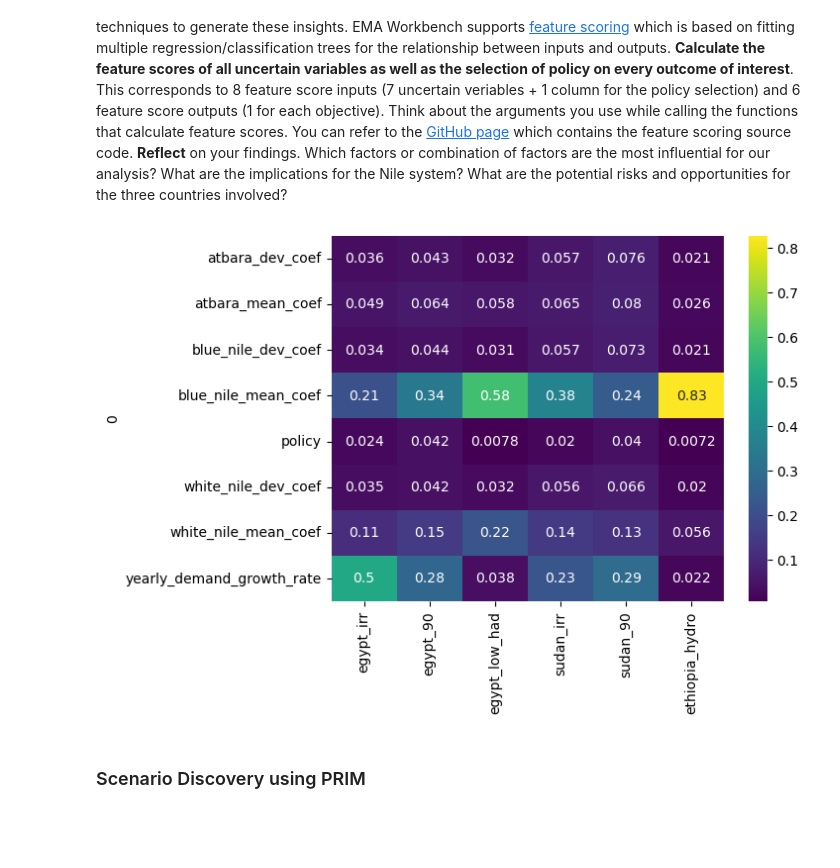
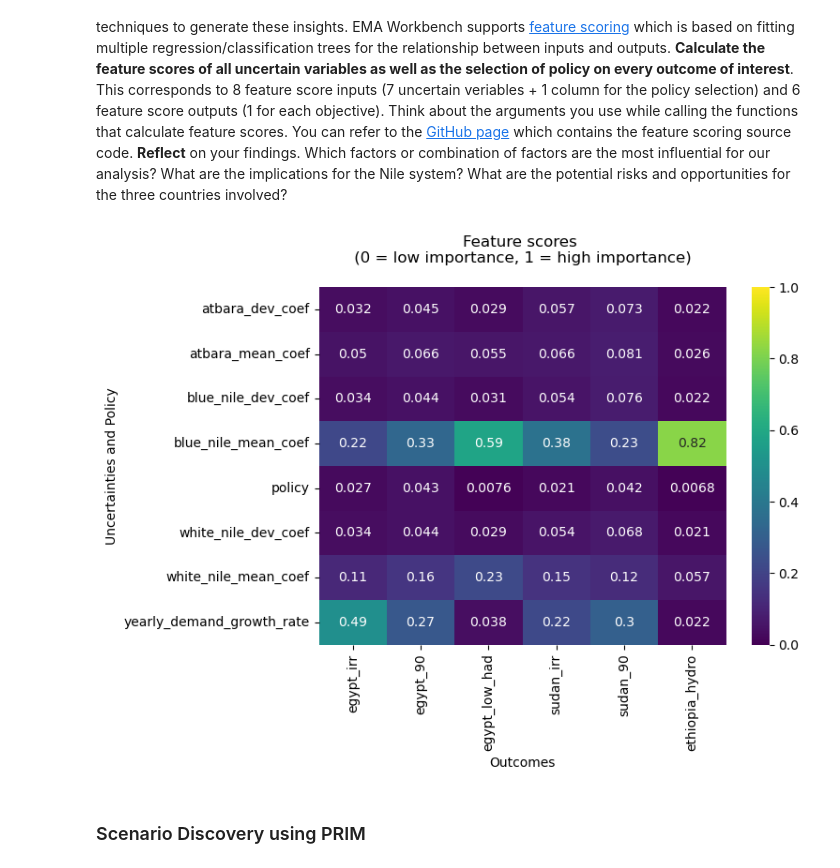
Before and after one commit to movephutthaphaiboon/model-based-water-systems-assessment, a Jupyter notebook: TPM802A_River_Basin_Tradeoff_vulnerability_analysis--sensitivity.ipynb, the cells around one changed output. Cells and saved outputs as stored; diff of their text form; code cells hidden in the pictures; blank space fills up the shorter version.

Commit message:
better fs graph

```diff
--- a/TPM802A_River_Basin_Tradeoff_vulnerability_analysis--sensitivity.ipynb
+++ b/TPM802A_River_Basin_Tradeoff_vulnerability_analysis--sensitivity.ipynb
@@ -423,14 +423,25 @@ outcomes = {col: outcomes_df[col].values for col in outcomes_df.columns}
 # %%
 from ema_workbench.analysis import feature_scoring
 
 x = experiments.loc[:, ['policy'] + experiments.columns[:7].tolist()]
 y = outcomes
 
+# compute feature scores (returns array-like / DataFrame)
 fs = feature_scoring.get_feature_scores_all(x, y)
-sns.heatmap(fs, cmap="viridis", annot=True)
+
+# ensure we have a DataFrame for plotting
+fs_df = pd.DataFrame(fs)
+
+# plot heatmap and set color range via vmin/vmax (avoid plt.clim which requires a mappable)
+plt.figure(figsize=(8, 6))
+ax = sns.heatmap(fs_df, cmap="viridis", annot=True, vmin=0, vmax=1)
+ax.set_title("Feature scores \n (0 = low importance, 1 = high importance) \n")
+ax.set_xlabel("Outcomes")
+ax.set_ylabel("Uncertainties and Policy")
+plt.tight_layout()
 plt.show()
 # %% [output]
-[figure, old version]
+[figure, new version]
 # %% [markdown]
 ### Scenario Discovery using PRIM
 # %%
```
Also changed, not shown: 2 other files.
